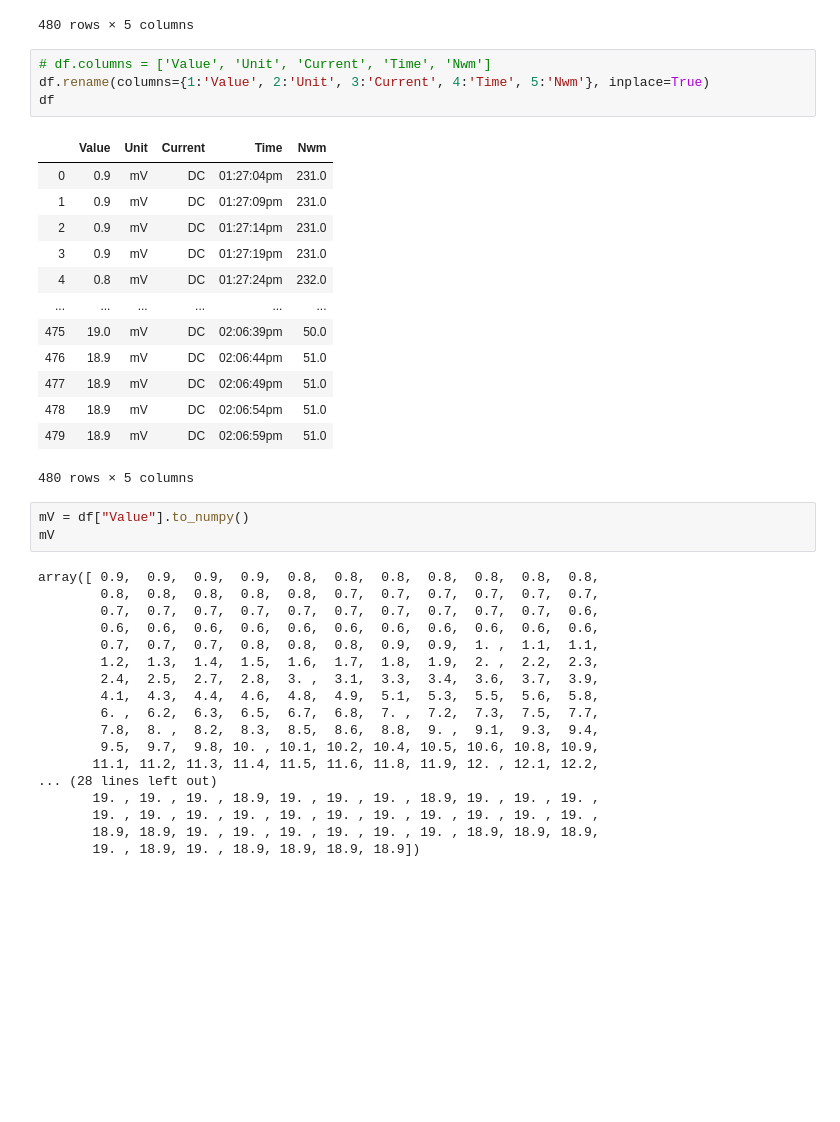
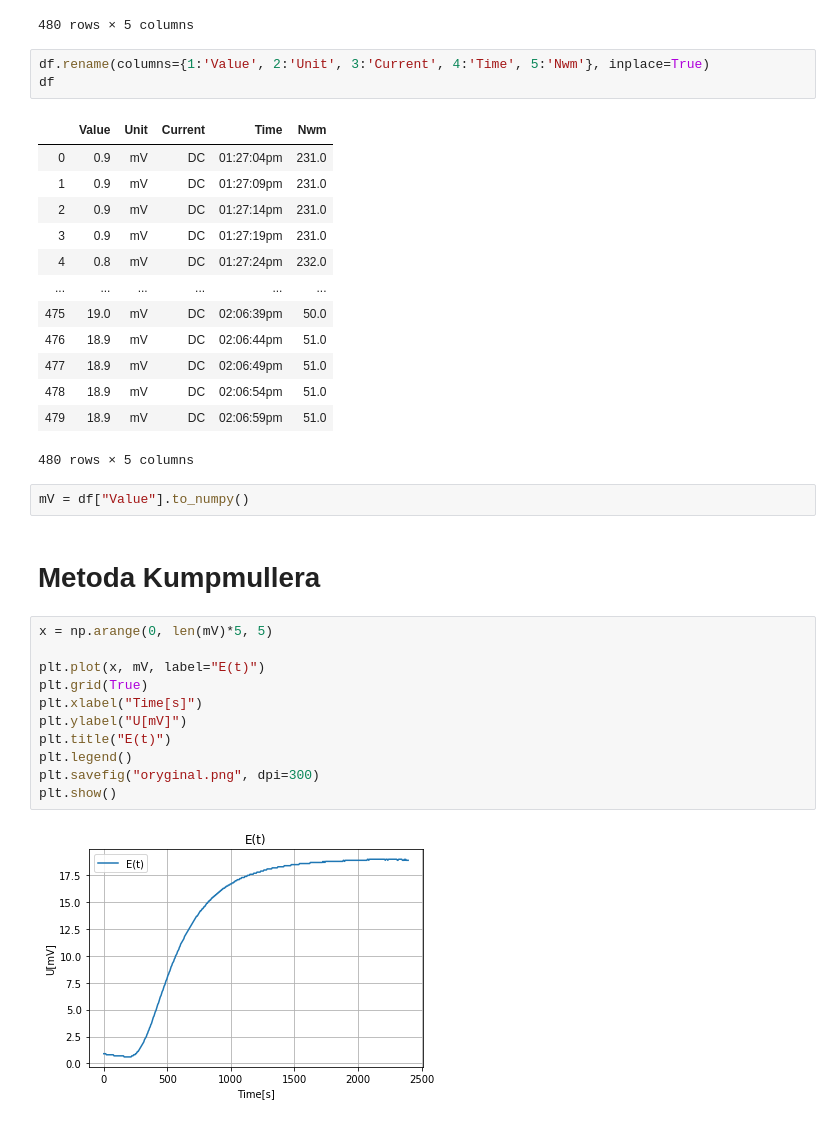
Before and after one commit to John15321/UOA, a Jupyter notebook: CW1/oesu.ipynb, the cells around one changed output. Cells and saved outputs as stored; diff of their text form; blank space fills up the shorter version.

```diff
--- a/CW1/oesu.ipynb
+++ b/CW1/oesu.ipynb
@@ -42,7 +42,6 @@ df
 | 479 | 18.9 | mV | DC | 02:06:59pm | 51.0 |
 480 rows × 5 columns
 # %%
-# df.columns = ['Value', 'Unit', 'Current', 'Time', 'Nwm']
 df.rename(columns={1:'Value', 2:'Unit', 3:'Current', 4:'Time', 5:'Nwm'}, inplace=True)
 df
 # %% [output]
@@ -61,23 +60,19 @@ df
 480 rows × 5 columns
 # %%
 mV = df["Value"].to_numpy()
-mV
-# %% [output]
-array([ 0.9,  0.9,  0.9,  0.9,  0.8,  0.8,  0.8,  0.8,  0.8,  0.8,  0.8,
-        0.8,  0.8,  0.8,  0.8,  0.8,  0.7,  0.7,  0.7,  0.7,  0.7,  0.7,
-        0.7,  0.7,  0.7,  0.7,  0.7,  0.7,  0.7,  0.7,  0.7,  0.7,  0.6,
-        0.6,  0.6,  0.6,  0.6,  0.6,  0.6,  0.6,  0.6,  0.6,  0.6,  0.6,
-        0.7,  0.7,  0.7,  0.8,  0.8,  0.8,  0.9,  0.9,  1. ,  1.1,  1.1,
-        1.2,  1.3,  1.4,  1.5,  1.6,  1.7,  1.8,  1.9,  2. ,  2.2,  2.3,
-        2.4,  2.5,  2.7,  2.8,  3. ,  3.1,  3.3,  3.4,  3.6,  3.7,  3.9,
-        4.1,  4.3,  4.4,  4.6,  4.8,  4.9,  5.1,  5.3,  5.5,  5.6,  5.8,
-        6. ,  6.2,  6.3,  6.5,  6.7,  6.8,  7. ,  7.2,  7.3,  7.5,  7.7,
-        7.8,  8. ,  8.2,  8.3,  8.5,  8.6,  8.8,  9. ,  9.1,  9.3,  9.4,
-        9.5,  9.7,  9.8, 10. , 10.1, 10.2, 10.4, 10.5, 10.6, 10.8, 10.9,
-       11.1, 11.2, 11.3, 11.4, 11.5, 11.6, 11.8, 11.9, 12. , 12.1, 12.2,
-... (28 lines left out)
-       19. , 19. , 19. , 18.9, 19. , 19. , 19. , 18.9, 19. , 19. , 19. ,
-       19. , 19. , 19. , 19. , 19. , 19. , 19. , 19. , 19. , 19. , 19. ,
-       18.9, 18.9, 19. , 19. , 19. , 19. , 19. , 19. , 18.9, 18.9, 18.9,
-       19. , 18.9, 19. , 18.9, 18.9, 18.9, 18.9])
+# %% [markdown]
+# Metoda Kumpmullera
+# %%
+x = np.arange(0, len(mV)*5, 5)
+
+plt.plot(x, mV, label="E(t)")
+plt.grid(True)
+plt.xlabel("Time[s]")
+plt.ylabel("U[mV]")
+plt.title("E(t)")
+plt.legend()
+plt.savefig("oryginal.png", dpi=300)
+plt.show()
+# %% [output]
+[figure, added]
 # %%
```
Also changed, not shown: parts of 15 cells of this notebook, 12 other files.
